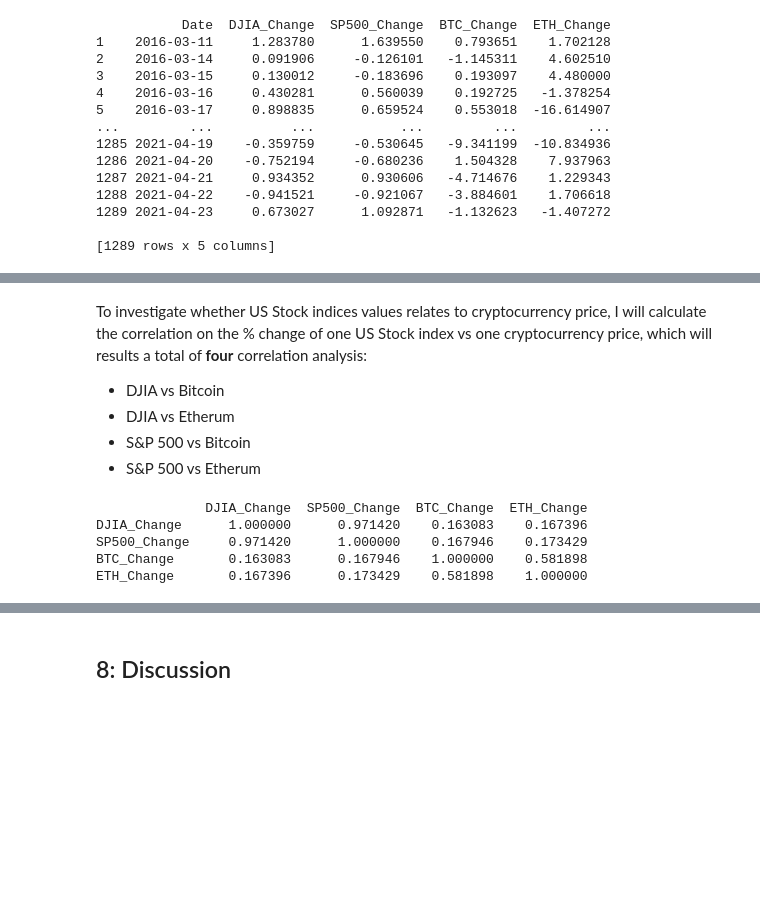
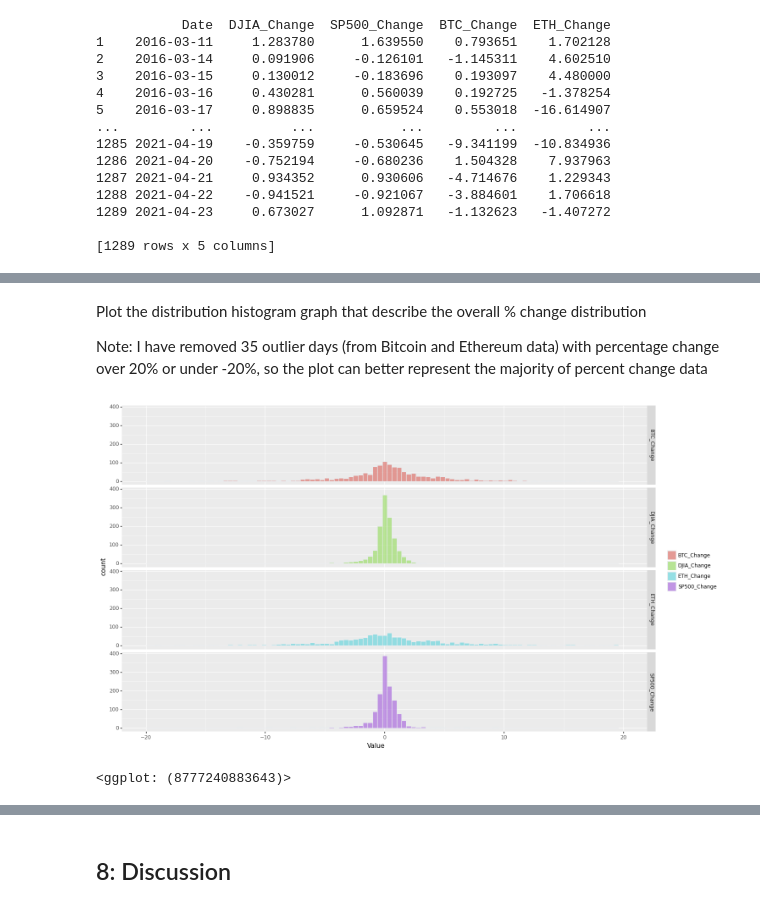
Before and after one commit to GNU-Linuxer/seattle-polie-data-analysis, a Jupyter notebook: Final project report.ipynb, the cells around one changed output, grey strips where cells are left out. Drawn from its saved outputs; the diff is of its cells as text; code cells hidden in the pictures; blank space fills up the shorter version.

```diff
--- a/Final project report.ipynb
+++ b/Final project report.ipynb
@@ -395,6 +375,0 @@ print(all_data_percent_change_long)
-# %% [markdown]
-To investigate whether US Stock indices values relates to cryptocurrency price, I will calculate the correlation on the % change of one US Stock index vs one cryptocurrency price, which will results a total of **four** correlation analysis:
-* DJIA vs Bitcoin
-* DJIA vs Etherum
-* S&P 500 vs Bitcoin
-* S&P 500 vs Etherum
@@ -403,8 +376,18 @@ Create an empty dataframe to neatly store coefficient value
-# %%
-print(all_data_percent_change.corr(method ='pearson'))
-# %% [output]
-              DJIA_Change  SP500_Change  BTC_Change  ETH_Change
-DJIA_Change      1.000000      0.971420    0.163083    0.167396
-SP500_Change     0.971420      1.000000    0.167946    0.173429
-BTC_Change       0.163083      0.167946    1.000000    0.581898
-ETH_Change       0.167396      0.173429    0.581898    1.000000
+# %% [markdown]
+Plot the distribution histogram graph that describe the overall % change distribution
+
+Note: I have removed 35 outlier days (from Bitcoin and Ethereum data) with percentage change over 20% or under -20%, so the plot can better represent the majority of percent change data
+# %%
+#from scipy import stats
+#from scipy.stats import norm
+
+(ggplot(all_data_percent_change_long, aes(x='Value', fill='Category')) +
+    geom_histogram(color="#e9ecef", alpha=0.6, position = 'identity', bins = 100) +
+    facet_grid('Category ~ .') +
+    xlim(-20, 20) + # Comment out this line if you don't want to exclude outliers with too low and too high percent change
+    labs(fill="") +
+    theme(figure_size=(16, 10))
+)
+# %% [output]
+[figure, added]
+<ggplot: (8777240883643)>
```
Also changed, not shown: parts of 22 cells of this notebook, 1 other file.
